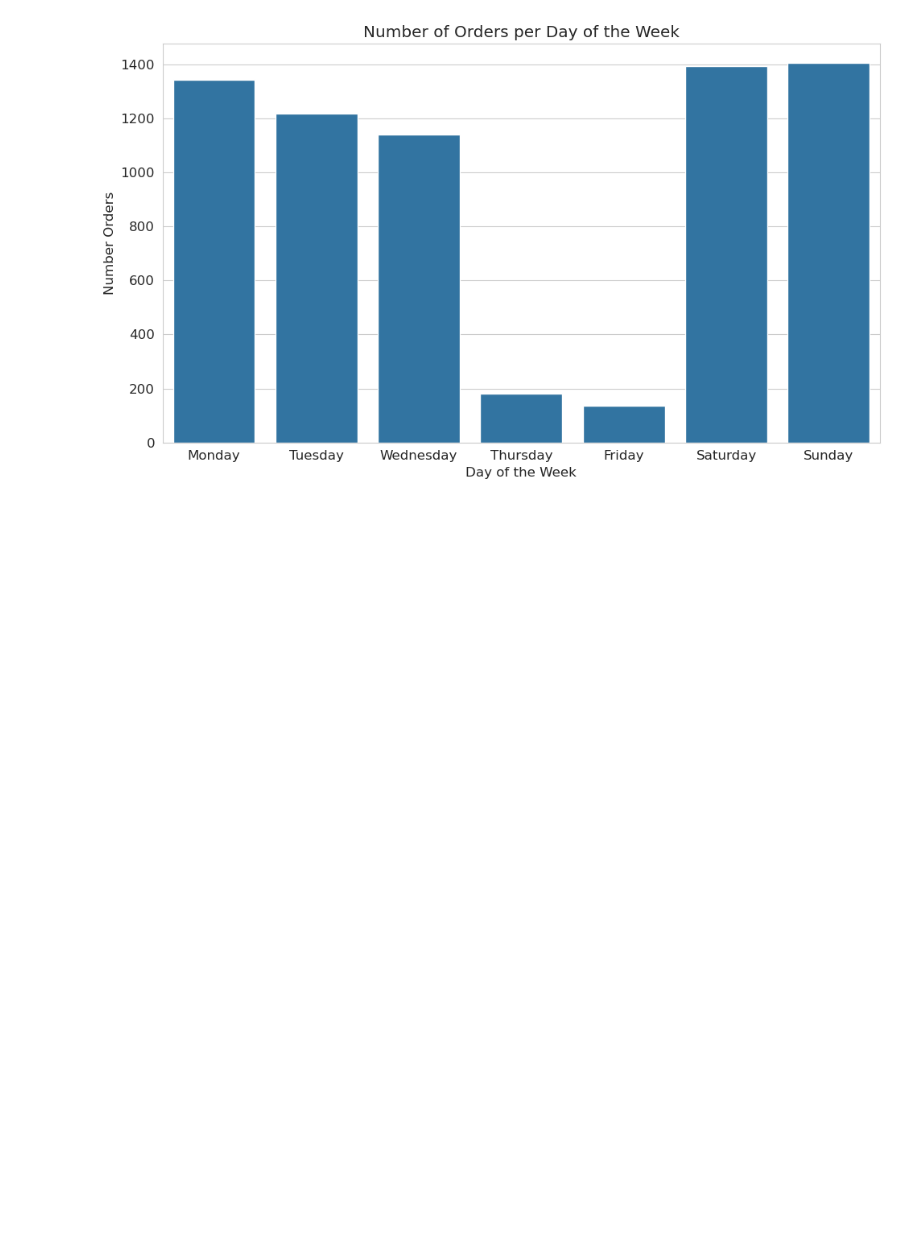
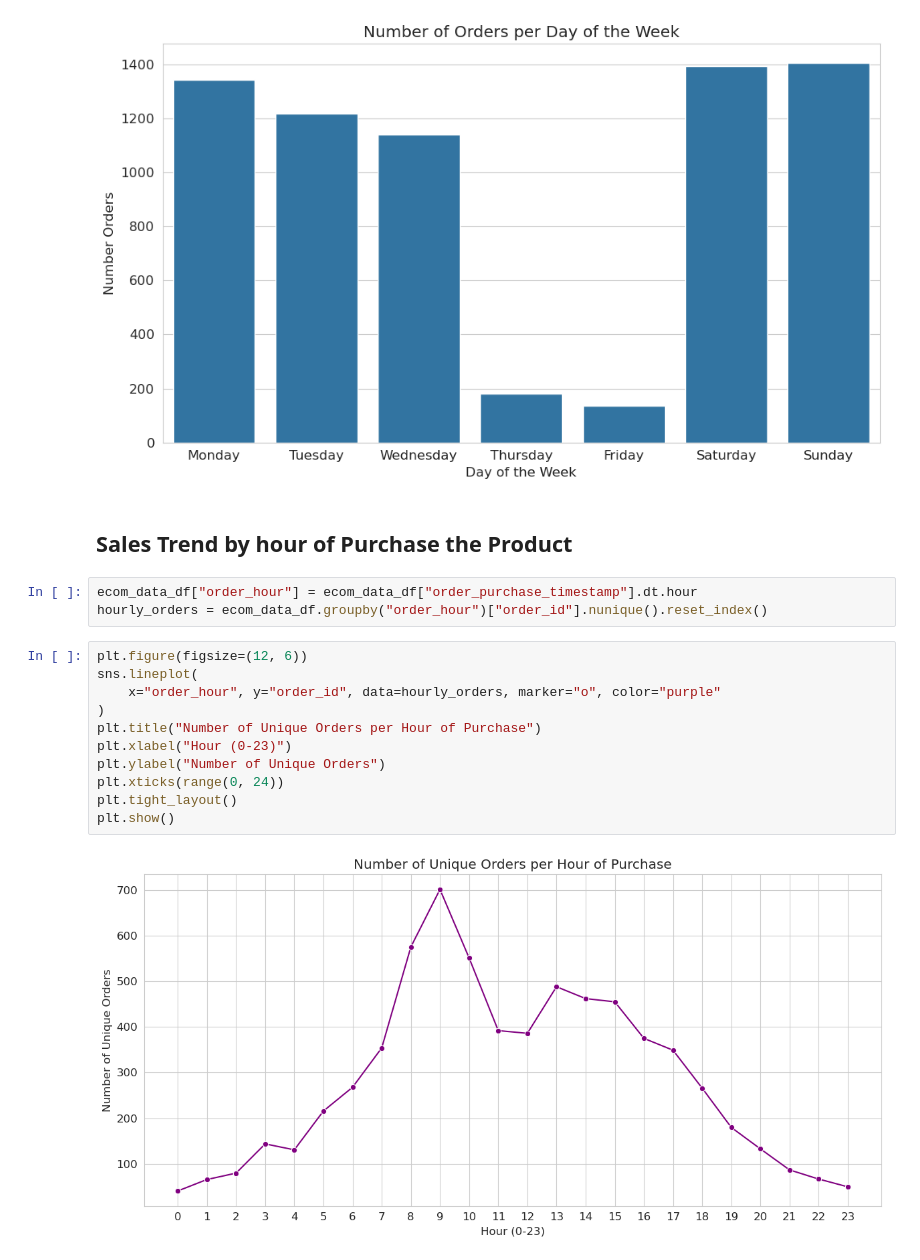
Before and after one commit to RizkiRdm/Olist-E-commerce-Performance-Analysis, a Jupyter notebook: notebooks/sales_and_order_analysis.ipynb, the cells around one changed output. Drawn from its saved outputs; the diff is of its cells as text; blank space fills up the shorter version.

Commit message:
viz: Plot sales trend by hour of purchase

```diff
--- a/notebooks/sales_and_order_analysis.ipynb
+++ b/notebooks/sales_and_order_analysis.ipynb
@@ -135,3 +135,21 @@ plt.tight_layout()
 plt.show()
 # %% [output]
 [figure]
+# %% [markdown]
+## Sales Trend by hour of Purchase the Product
+# %%
+ecom_data_df["order_hour"] = ecom_data_df["order_purchase_timestamp"].dt.hour
+hourly_orders = ecom_data_df.groupby("order_hour")["order_id"].nunique().reset_index()
+# %%
+plt.figure(figsize=(12, 6))
+sns.lineplot(
+    x="order_hour", y="order_id", data=hourly_orders, marker="o", color="purple"
+)
+plt.title("Number of Unique Orders per Hour of Purchase")
+plt.xlabel("Hour (0-23)")
+plt.ylabel("Number of Unique Orders")
+plt.xticks(range(0, 24))
+plt.tight_layout()
+plt.show()
+# %% [output]
+[figure, added]
```
